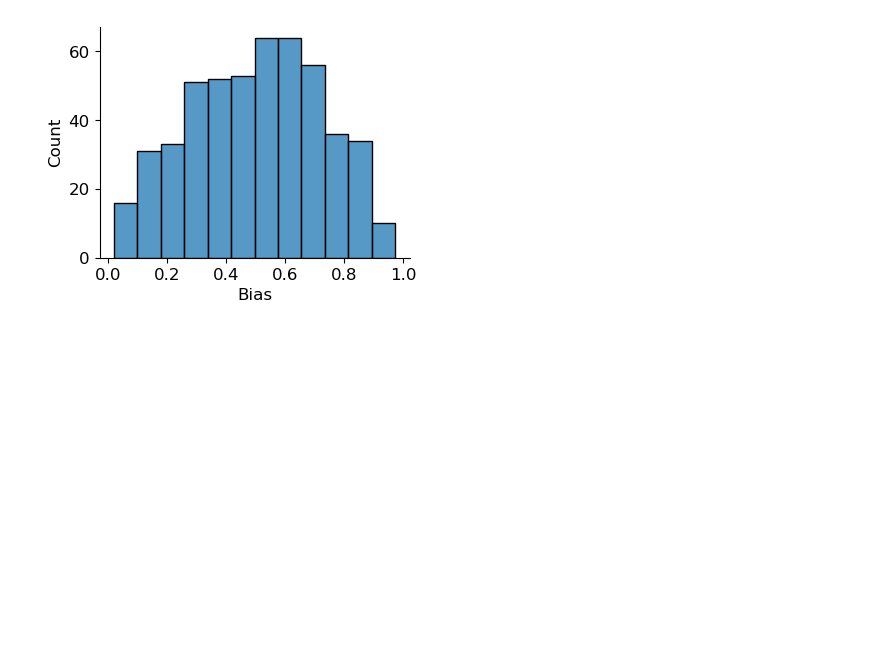
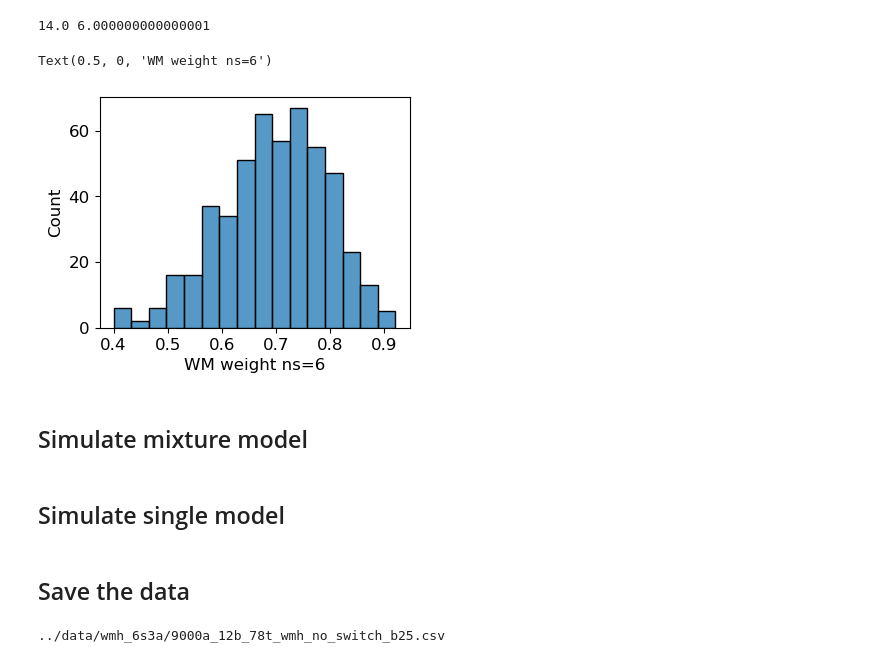
Before and after one commit to ti55987/DL4CM, a Jupyter notebook: simulation/simulation.ipynb, the cells around one changed output. Saved outputs shown, nothing was run; the diff lists cells and outputs as text; code cells hidden in the pictures; blank space fills up the shorter version.

Commit message:
add mixture models

```diff
--- a/simulation/simulation.ipynb
+++ b/simulation/simulation.ipynb
@@ -43,0 +30,14 @@ print(a1, b1)
+# %%
+eps_dist, _, a, b, _, _ = generate_beta_with_diff_means_sim_vars(
+     0.7, 0.55, 0.01, 500, 0, 1
+)
+print(a, b)
+fig = plt.figure(figsize=(4, 3))
+ax = sns.histplot(eps_dist)
+ax.set_xlabel('WM weight ns=6')
+# %% [output]
+14.0 6.000000000000001
+Text(0.5, 0, 'WM weight ns=6')
+[figure, added]
+# %% [markdown]
+## Simulate mixture model
@@ -44,3 +88,5 @@ print(a1, b1)
+# %% [markdown]
+## Simulate single model
 # %%
 # Prepare the sequences
 
@@ -83,29 +131,18 @@ with ProcessPoolExecutor(max_workers=4) as executor:
 
 train_df = pd.concat(train_data_list)
 train_df.head(3)
-# %%
-import seaborn as sns
-import matplotlib.pyplot as plt
-
-bias_dist, _, _, _, _, _ = generate_beta_with_diff_means_sim_vars(
-    0.5, 0.5, 0.05, 500, 0, 1
-)
-
-fig = plt.figure(figsize=(4, 3))
-ax = sns.histplot(bias_dist)
-ax.set_xlabel('Bias')
-ax.set_ylabel('Count')
-sns.despine()
-# %% [output]
-[figure, removed]
 # %%
 # train_df = train_df.drop('delay_since_last_correct_cat', axis=1)
 # train_df.columns
+# %% [markdown]
+## Save the data
 # %%
 max_num_trials = train_df.trials.max() + 1
-filename = f"../data/wm_6s3a/{N_AGENTS}a_{num_blocks}b_{max_num_trials}t_4wm_no_switch_st22v1.csv"
+filename = f"../data/wmh_6s3a/{N_AGENTS}a_{num_blocks}b_{max_num_trials}t_wmh_no_switch_b25.csv"
 print(filename)
 train_df.to_csv(filename)
+# %% [output]
+../data/wmh_6s3a/9000a_12b_78t_wmh_no_switch_b25.csv
 # %%
 # from sim_agent import get_last_stimuli_trial
 
```
Also changed, not shown: parts of 14 cells of this notebook, 5 other files.
